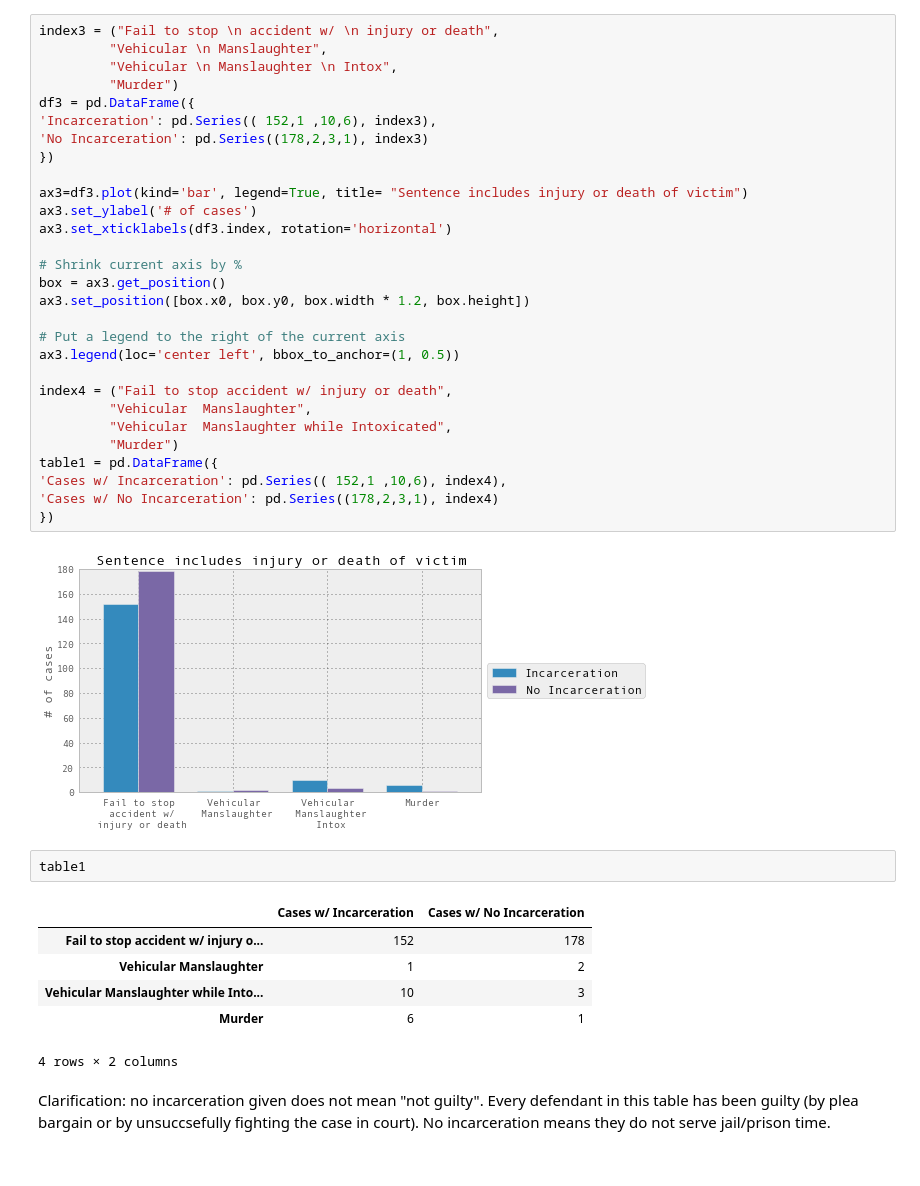
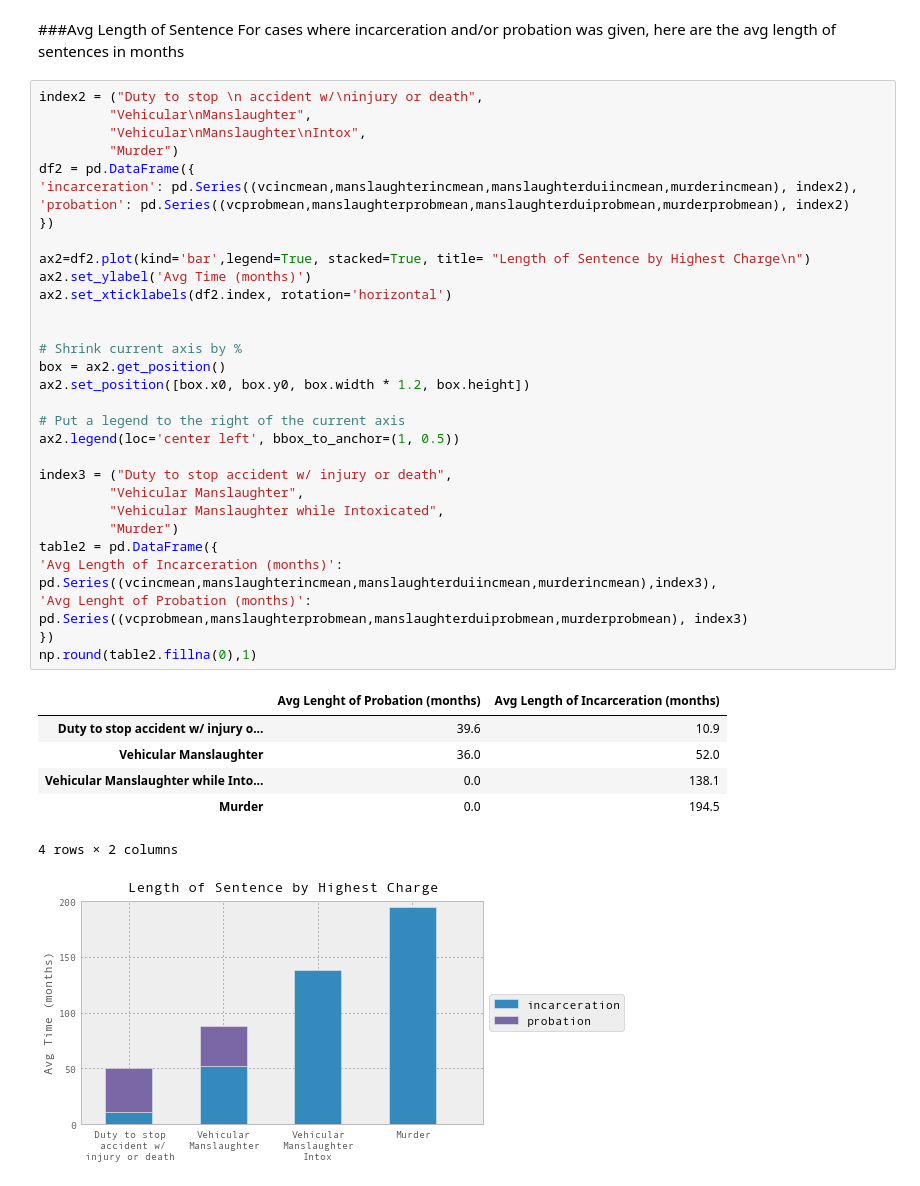
Before and after one commit to kevin11h/vosd-org-7-hitnrun, a Jupyter notebook: hit-and-run.ipynb, the cells around one changed output. Drawn from its saved outputs; the diff is of its cells as text.

```diff
--- a/hit-and-run.ipynb
+++ b/hit-and-run.ipynb
@@ -56,42 +181,42 @@ We'll answer:
+# %% [markdown]
+###Avg Length of Sentence
+For cases where incarceration and/or probation was given, here are the avg length of sentences in months
 # %%
-index3 = ("Fail to stop \n accident w/ \n injury or death",
-         "Vehicular \n Manslaughter",
-         "Vehicular \n Manslaughter \n Intox",
+index2 = ("Duty to stop \n accident w/\ninjury or death",
+         "Vehicular\nManslaughter",
+         "Vehicular\nManslaughter\nIntox",
          "Murder")
-df3 = pd.DataFrame({
-'Incarceration': pd.Series(( 152,1 ,10,6), index3),
-'No Incarceration': pd.Series((178,2,3,1), index3)
+df2 = pd.DataFrame({
+'incarceration': pd.Series((vcincmean,manslaughterincmean,manslaughterduiincmean,murderincmean), index2),
+'probation': pd.Series((vcprobmean,manslaughterprobmean,manslaughterduiprobmean,murderprobmean), index2)
 })
 
-ax3=df3.plot(kind='bar', legend=True, title= "Sentence includes injury or death of victim")
-ax3.set_ylabel('# of cases')
-ax3.set_xticklabels(df3.index, rotation='horizontal')
+ax2=df2.plot(kind='bar',legend=True, stacked=True, title= "Length of Sentence by Highest Charge\n")
+ax2.set_ylabel('Avg Time (months)')
+ax2.set_xticklabels(df2.index, rotation='horizontal')
+
 
 # Shrink current axis by %
-box = ax3.get_position()
-ax3.set_position([box.x0, box.y0, box.width * 1.2, box.height])
+box = ax2.get_position()
+ax2.set_position([box.x0, box.y0, box.width * 1.2, box.height])
 
 # Put a legend to the right of the current axis
-ax3.legend(loc='center left', bbox_to_anchor=(1, 0.5))
+ax2.legend(loc='center left', bbox_to_anchor=(1, 0.5))
 
-index4 = ("Fail to stop accident w/ injury or death",
-         "Vehicular  Manslaughter",
-         "Vehicular  Manslaughter while Intoxicated",
+index3 = ("Duty to stop accident w/ injury or death",
+         "Vehicular Manslaughter",
+         "Vehicular Manslaughter while Intoxicated",
          "Murder")
-table1 = pd.DataFrame({
-'Cases w/ Incarceration': pd.Series(( 152,1 ,10,6), index4),
-'Cases w/ No Incarceration': pd.Series((178,2,3,1), index4)
+table2 = pd.DataFrame({
+'Avg Length of Incarceration (months)': pd.Series((vcincmean,manslaughterincmean,manslaughterduiincmean,murderincmean),index3),
+'Avg Lenght of Probation (months)': pd.Series((vcprobmean,manslaughterprobmean,manslaughterduiprobmean,murderprobmean), index3)
 })
+np.round(table2.fillna(0),1)
 # %% [output]
+|  | Avg Lenght of Probation (months) | Avg Length of Incarceration (months) |
+| Duty to stop accident w/ injury o... | 39.6 | 10.9 |
+| Vehicular Manslaughter | 36.0 | 52.0 |
+| Vehicular Manslaughter while Into... | 0.0 | 138.1 |
+| Murder | 0.0 | 194.5 |
+4 rows × 2 columns
-[figure, old version]
+[figure, new version]
-# %%
-table1
-# %% [output]
-|  | Cases w/ Incarceration | Cases w/ No Incarceration |
-| Fail to stop accident w/ injury o... | 152 | 178 |
-| Vehicular Manslaughter | 1 | 2 |
-| Vehicular Manslaughter while Into... | 10 | 3 |
-| Murder | 6 | 1 |
-4 rows × 2 columns
-# %% [markdown]
-Clarification: no incarceration given does not mean "not guilty". Every defendant in this table has been guilty (by plea bargain or by unsuccsefully fighting the case in court). No incarceration means they do not serve jail/prison time.
```
Also changed, not shown: parts of 25 cells of this notebook, 1 other file.
